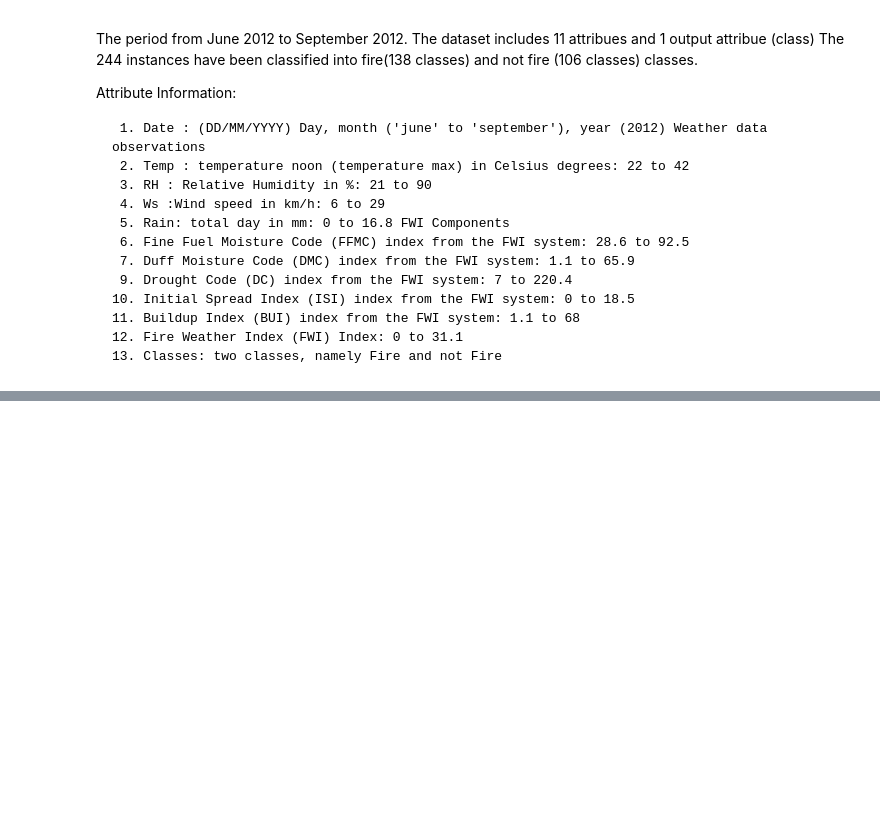
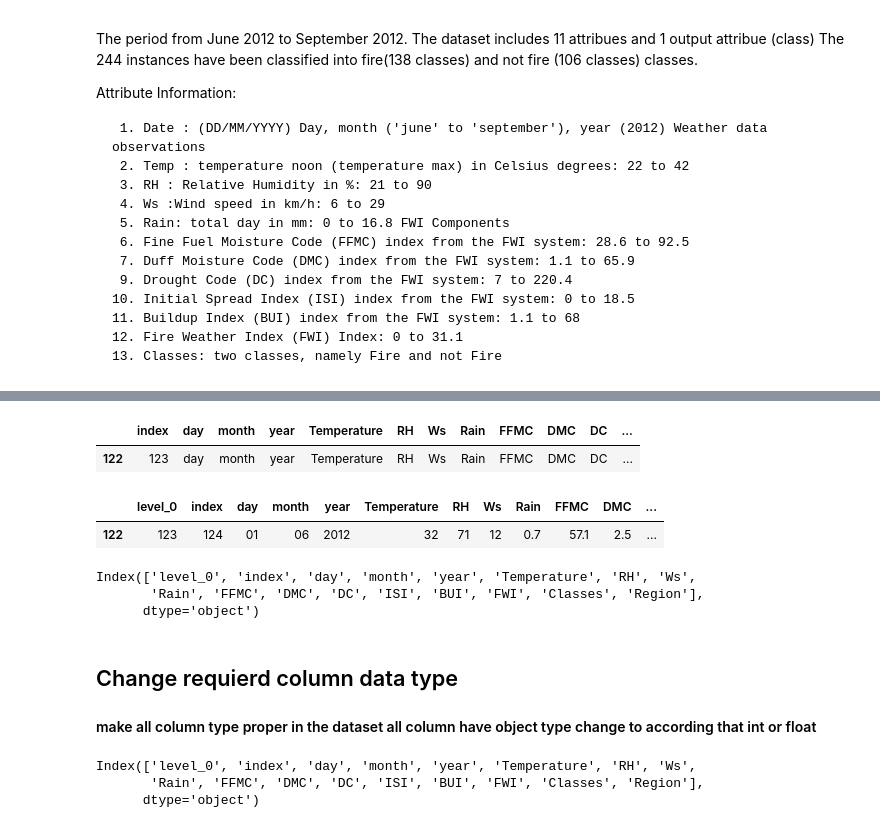
Before and after one commit to Harshad133/Machine_Learning, a Jupyter notebook: EDA_and_Feature_Engneering/cleaning_datasets.ipynb, the cells around one changed output, grey strips where cells are left out. Cells and saved outputs as stored; diff of their text form; code cells hidden in the pictures; blank space fills up the shorter version.

```diff
--- a/EDA_and_Feature_Engneering/cleaning_datasets.ipynb
+++ b/EDA_and_Feature_Engneering/cleaning_datasets.ipynb
@@ -48,0 +115,2 @@ df
+# %%
+df[['Region']] = df[['Region']].astype(int)
@@ -48,0 +141,5 @@ df
+# %%
+df.iloc[[122]]
+# %% [output]
+|  | index | day | month | year | Temperature | RH | Ws | Rain | FFMC | DMC | DC | ... |
+| 122 | 123 | day | month | year | Temperature | RH | Ws | Rain | FFMC | DMC | DC | ... |
@@ -48,0 +148,5 @@ df
+# %%
+df.iloc[[122]]
+# %% [output]
+|  | level_0 | index | day | month | year | Temperature | RH | Ws | Rain | FFMC | DMC | ... |
+| 122 | 123 | 124 | 01 | 06 | 2012 | 32 | 71 | 12 | 0.7 | 57.1 | 2.5 | ... |
@@ -48,0 +156,15 @@ df
+# %%
+df.columns
+# %% [output]
+Index(['level_0', 'index', 'day', 'month', 'year', 'Temperature', 'RH', 'Ws',
+       'Rain', 'FFMC', 'DMC', 'DC', 'ISI', 'BUI', 'FWI', 'Classes', 'Region'],
+      dtype='object')
+# %% [markdown]
+## Change requierd column data type
+#### make all column type proper in the dataset all column have object type change to according that int or float
+# %%
+df.columns
+# %% [output]
+Index(['level_0', 'index', 'day', 'month', 'year', 'Temperature', 'RH', 'Ws',
+       'Rain', 'FFMC', 'DMC', 'DC', 'ISI', 'BUI', 'FWI', 'Classes', 'Region'],
+      dtype='object')
```
Also changed, not shown: parts of 14 cells of this notebook, 2 other files.
